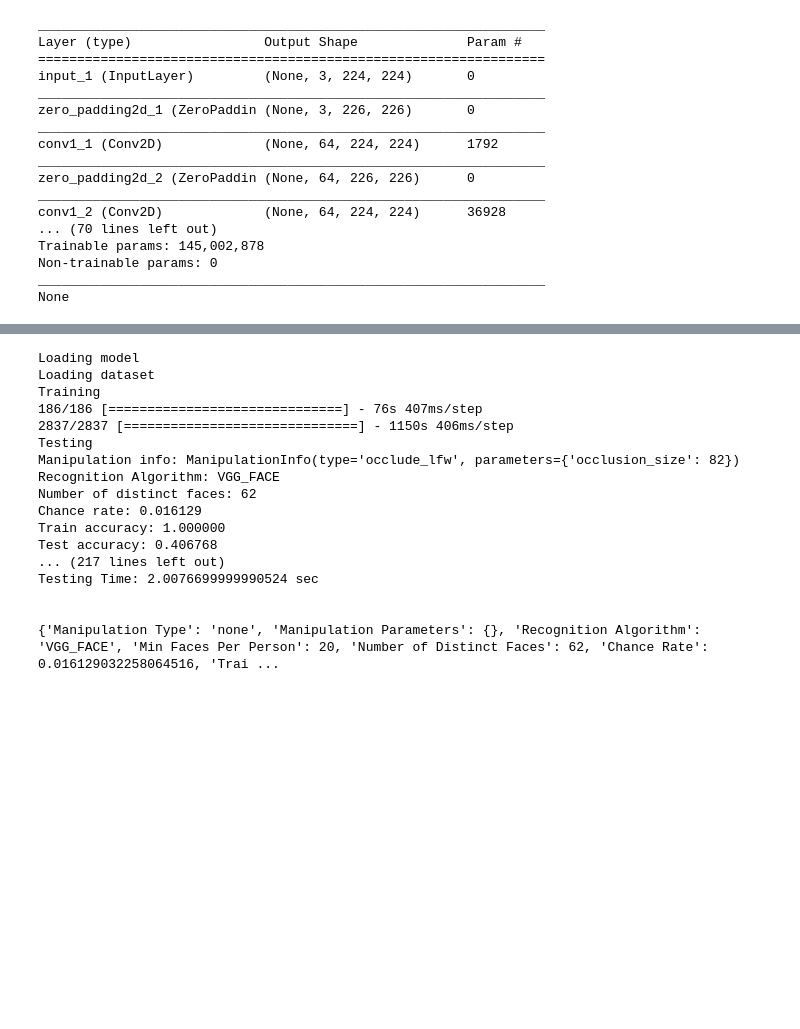
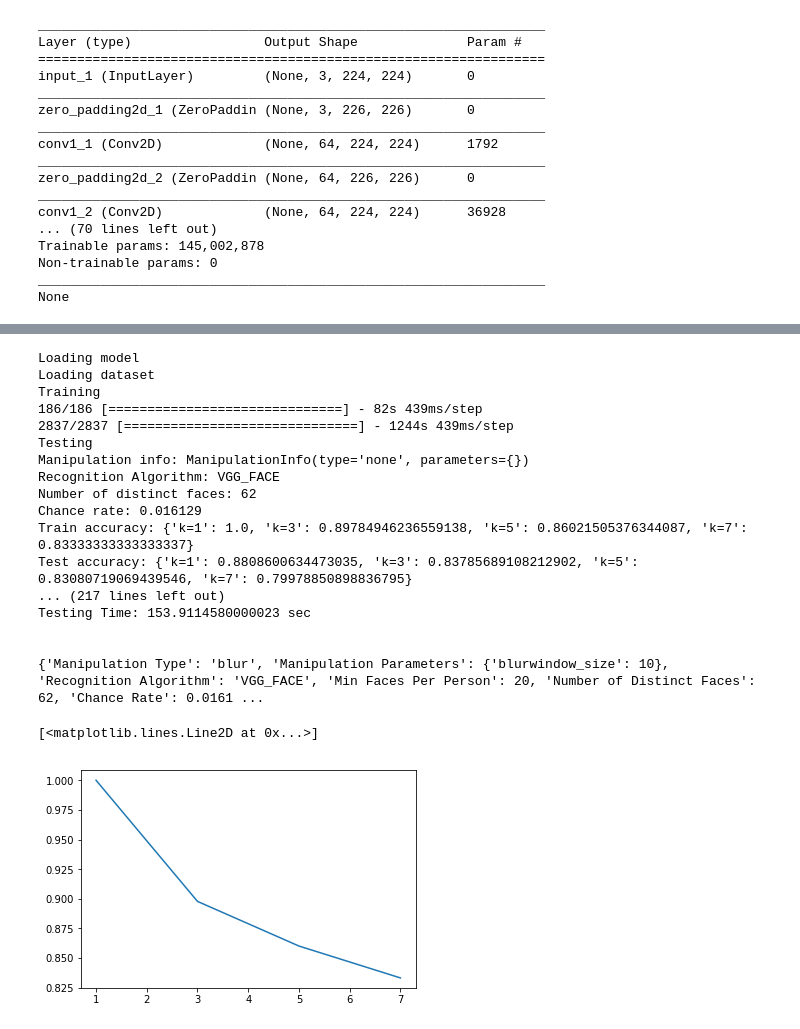
Before and after one commit to cchen23/COS429_final_project, a Jupyter notebook: code/vgg/vgg_face.ipynb, the cells around one changed output, grey strips where cells are left out. Saved outputs shown, nothing was run; the diff lists cells and outputs as text; code cells hidden in the pictures; blank space fills up the shorter version.

```diff
--- a/code/vgg/vgg_face.ipynb
+++ b/code/vgg/vgg_face.ipynb
@@ -422,7 +460,7 @@ def run_experiment(manipulation_info: ManipulationInfo):
     }
 # %%
 manipulation_infos = [
-        # ManipulationInfo("none", {}),
+        ManipulationInfo("none", {}),
         ManipulationInfo("occlude_lfw", {"occlusion_size": 82}), # Adjusted for new image size
         ManipulationInfo("occlude_lfw", {"occlusion_size": 41}),
         ManipulationInfo("occlude_lfw", {"occlusion_size": 124}),
@@ -434,8 +472,7 @@ manipulation_infos = [
         ManipulationInfo("radial_distortion", {"k": 0.00003}),
         ManipulationInfo("radial_distortion", {"k": -0.00003}),
         ManipulationInfo("blur", {"blurwindow_size": 5}),
-        ManipulationInfo("blur", {"blurwindow_size": 10}),
-        ManipulationInfo("none", {})
+        ManipulationInfo("blur", {"blurwindow_size": 10})
     ]
 
 for manipulation in manipulation_infos:
@@ -446,17 +483,29 @@ for manipulation in manipulation_infos:
 Loading model
 Loading dataset
 Training
-186/186 [==============================] - 76s 407ms/step
-2837/2837 [==============================] - 1150s 406ms/step
+186/186 [==============================] - 82s 439ms/step
+2837/2837 [==============================] - 1244s 439ms/step
 Testing
-Manipulation info: ManipulationInfo(type='occlude_lfw', parameters={'occlusion_size': 82})
+Manipulation info: ManipulationInfo(type='none', parameters={})
 Recognition Algorithm: VGG_FACE
 Number of distinct faces: 62
 Chance rate: 0.016129
-Train accuracy: 1.000000
-Test accuracy: 0.406768
+Train accuracy: {'k=1': 1.0, 'k=3': 0.89784946236559138, 'k=5': 0.86021505376344087, 'k=7': 0.83333333333333337}
+Test accuracy: {'k=1': 0.8808600634473035, 'k=3': 0.83785689108212902, 'k=5': 0.83080719069439546, 'k=7': 0.79978850898836795}
 ... (217 lines left out)
-Testing Time: 2.0076699999990524 sec
+Testing Time: 153.9114580000023 sec
 
 
-{'Manipulation Type': 'none', 'Manipulation Parameters': {}, 'Recognition Algorithm': 'VGG_FACE', 'Min Faces Per Person': 20, 'Number of Distinct Faces': 62, 'Chance Rate': 0.016129032258064516, 'Trai ...
+{'Manipulation Type': 'blur', 'Manipulation Parameters': {'blurwindow_size': 10}, 'Recognition Algorithm': 'VGG_FACE', 'Min Faces Per Person': 20, 'Number of Distinct Faces': 62, 'Chance Rate': 0.0161 ...
+# %%
+# Graphs
+
+# Accuracy as a function of k
+
+k = np.array([1, 3, 5, 7])
+accuracy = np.array([1.0, 0.89784946236559138, 0.86021505376344087, 0.83333333333333337])
+
+plt.plot(k, accuracy)
+# %% [output]
+[<matplotlib.lines.Line2D at 0x...>]
+[figure, added]
```
Also changed, not shown: parts of 8 cells of this notebook, 4 other files.
